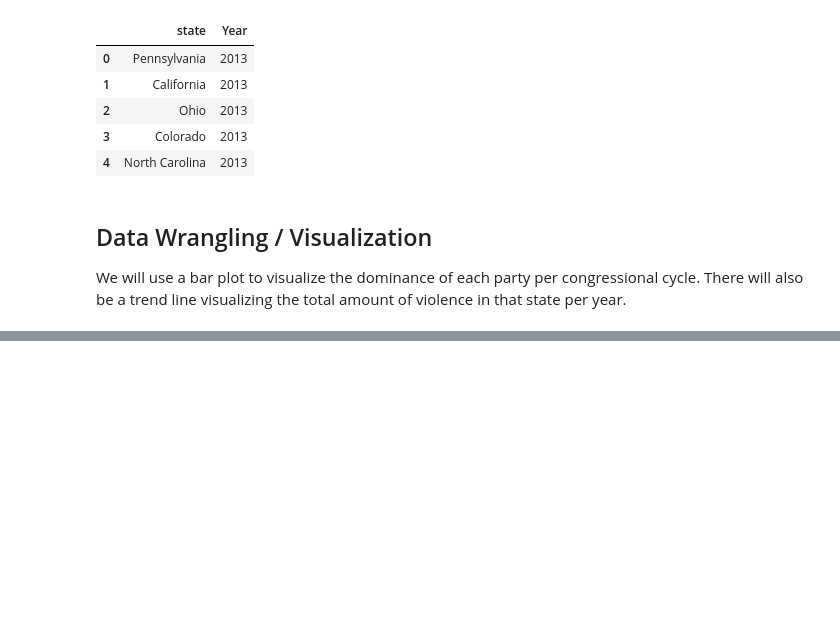
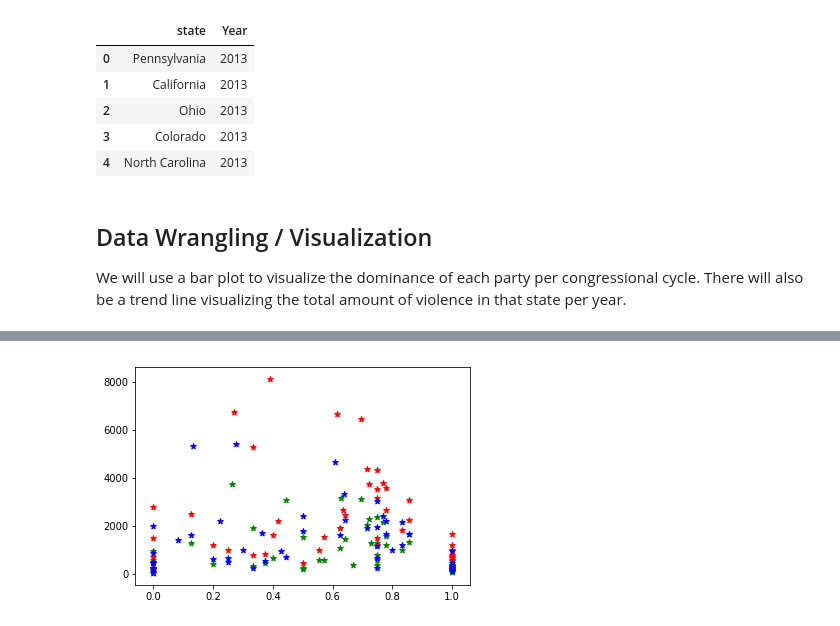
Before and after one commit to vchi747/Cogs-108-Final-Project, a Jupyter notebook: Cogs 108 Final Project.ipynb, the cells around one changed output, grey strips where cells are left out. Drawn from its saved outputs; the diff is of its cells as text; code cells hidden in the pictures; blank space fills up the shorter version.

Commit message:
fixed the bug in cleaning and added the graph

```diff
--- a/Cogs 108 Final Project.ipynb
+++ b/Cogs 108 Final Project.ipynb
@@ -104,12 +123,13 @@ def total_violence(state):
 # %%
 #Function to find percentage Democrat or Republican per year in each state
-def percent_rep(state):
+def percent_rep(s):
     percentage_rep = []
-    for i in range(2012,2019,2):
-        state_and_year = cleaned_congressional_data.loc[(cleaned_congressional_data['State'] == state) & (cleaned_congressional_data['raceYear'] == "i")]
-        print(state_and_year)
-        rep = len(state_and_year.loc[state_and_year['PluralityParty'] == 'R'])
-        dem = len(state_and_year.loc[state_and_year['PluralityParty'] == 'D'])
+    for i in range(2014, 2019, 2):
+        target = cleaned_congressional_data[(cleaned_congressional_data['State'] == s) & (cleaned_congressional_data['raceYear'] == i)]
+        rep = len(target.loc[target['PluralityParty'] == 'R'])
+        dem = len(target.loc[target['PluralityParty'] == 'D'])
         total = rep + dem
+
         percentage_rep.append(rep/total)
     return percentage_rep
+percent_rep('California')
@@ -130,3 +137,0 @@ year.head()
-# %%
-state = cleaned_congressional_data.loc[(cleaned_congressional_data['State'] == 'California') & (cleaned_congressional_data['raceYear'] == '2014')]
-state
@@ -150,0 +138,6 @@ state
+# %%
+list_of_state = cleaned_congressional_data['State'].unique().tolist()
+total_violence_list = []
+for state in list_of_state:
+    total_violence_list.append(total_violence(state))
+df_total_violence = pd.DataFrame(np.array(total_violence_list), index=list_of_state, columns=[2014, 2016, 2018])
@@ -150,0 +164,5 @@ state
+# %%
+percent_rep_list = []
+for state in list_of_state:
+    percent_rep_list.append(percent_rep(state))
+df_percent_rep = pd.DataFrame(np.array(percent_rep_list), index=list_of_state, columns=[2014, 2016, 2018])
@@ -150,0 +189,13 @@ state
+# %%
+x = df_percent_rep[2014].tolist()
+y = df_total_violence[2014].tolist()
+plt.scatter(x, y, label="2014", color="green", marker="*")
+x = df_percent_rep[2016].tolist()
+y = df_total_violence[2016].tolist()
+plt.scatter(x, y, label="2016", color="red", marker="*")
+x = df_percent_rep[2018].tolist()
+y = df_total_violence[2018].tolist()
+plt.scatter(x, y, label="2018", color="blue", marker="*")
+plt.show()
+# %% [output]
+[figure, added]
```
Also changed, not shown: parts of 11 cells of this notebook.
